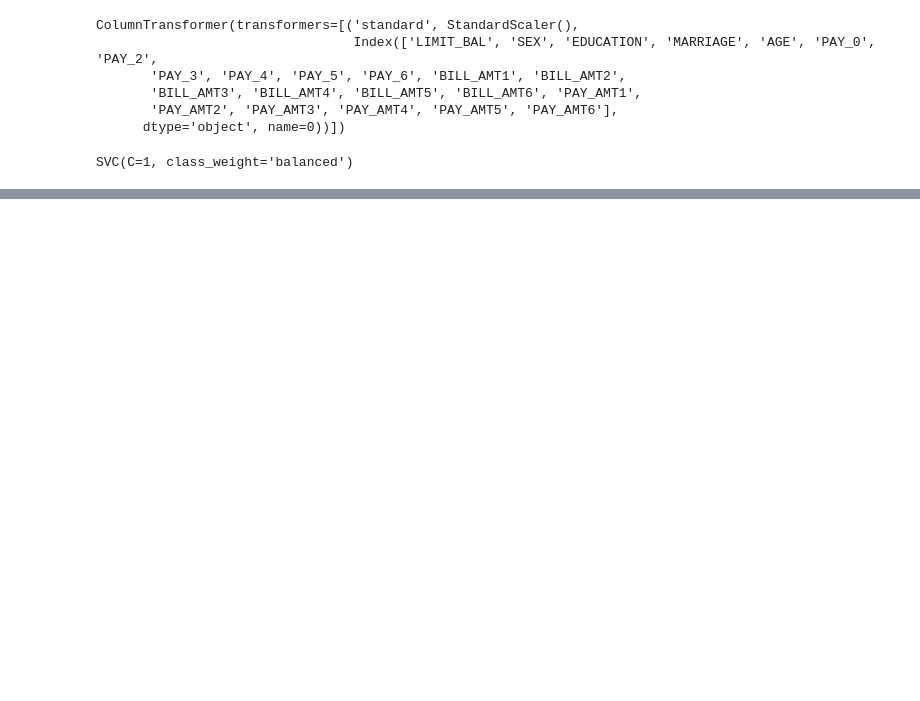
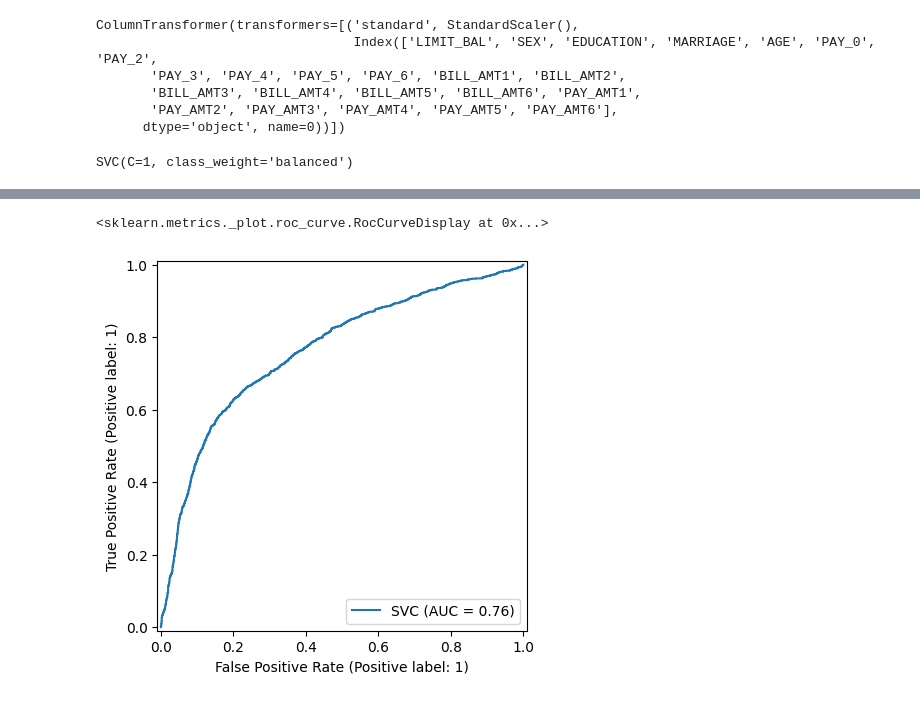
Before and after one commit to devendrakushwah80/Credit-Card-Default-Prediction-SVM, a Jupyter notebook: credit_card_default_prediction_svm.ipynb, the cells around one changed output, grey strips where cells are left out. Saved outputs shown, nothing was run; the diff lists cells and outputs as text; code cells hidden in the pictures; blank space fills up the shorter version.

```diff
--- a/credit_card_default_prediction_svm.ipynb
+++ b/credit_card_default_prediction_svm.ipynb
@@ -290,0 +363,7 @@ ConfusionMatrixDisplay.from_estimator(
+# %%
+RocCurveDisplay.from_estimator(
+    model, X_test_scaled, y_test
+)
+# %% [output]
+<sklearn.metrics._plot.roc_curve.RocCurveDisplay at 0x...>
+[figure, added]
```
Also changed, not shown: parts of 19 cells of this notebook.
